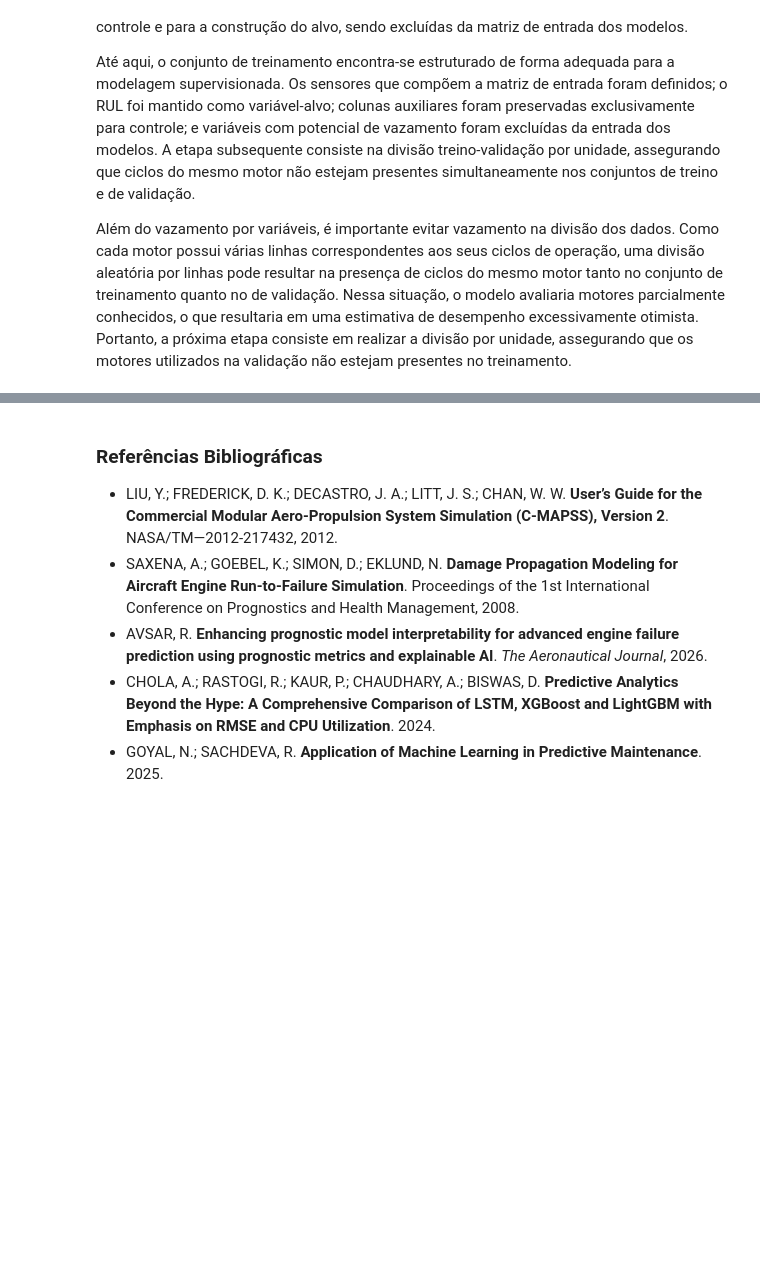
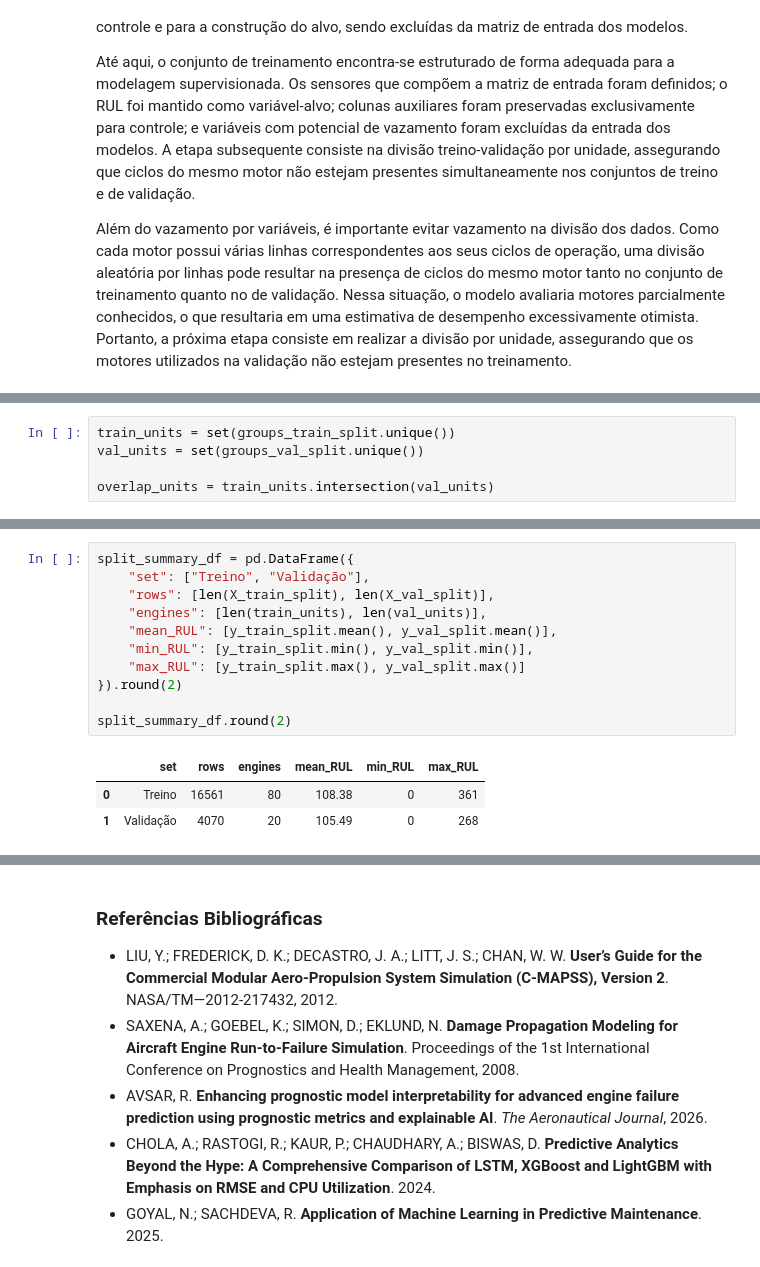
Before and after one commit to ander-oliveira/rul-prediction-cmapss, a Jupyter notebook: Prediction_RUL_CMAPSS.ipynb, the cells around one changed output, grey strips where cells are left out. Cells and saved outputs as stored; diff of their text form; blank space fills up the shorter version.

```diff
--- a/Prediction_RUL_CMAPSS.ipynb
+++ b/Prediction_RUL_CMAPSS.ipynb
@@ -1074,0 +1111,5 @@ Além do vazamento por variáveis, é importante evitar vazamento na divisão do
+# %%
+train_units = set(groups_train_split.unique())
+val_units = set(groups_val_split.unique())
+
+overlap_units = train_units.intersection(val_units)
@@ -1074,0 +1124,15 @@ Além do vazamento por variáveis, é importante evitar vazamento na divisão do
+# %%
+split_summary_df = pd.DataFrame({
+    "set": ["Treino", "Validação"],
+    "rows": [len(X_train_split), len(X_val_split)],
+    "engines": [len(train_units), len(val_units)],
+    "mean_RUL": [y_train_split.mean(), y_val_split.mean()],
+    "min_RUL": [y_train_split.min(), y_val_split.min()],
+    "max_RUL": [y_train_split.max(), y_val_split.max()]
+}).round(2)
+
+split_summary_df.round(2)
+# %% [output]
+|  | set | rows | engines | mean_RUL | min_RUL | max_RUL |
+| 0 | Treino | 16561 | 80 | 108.38 | 0 | 361 |
+| 1 | Validação | 4070 | 20 | 105.49 | 0 | 268 |
```
Also changed, not shown: parts of 13 cells of this notebook, 1 other file.
